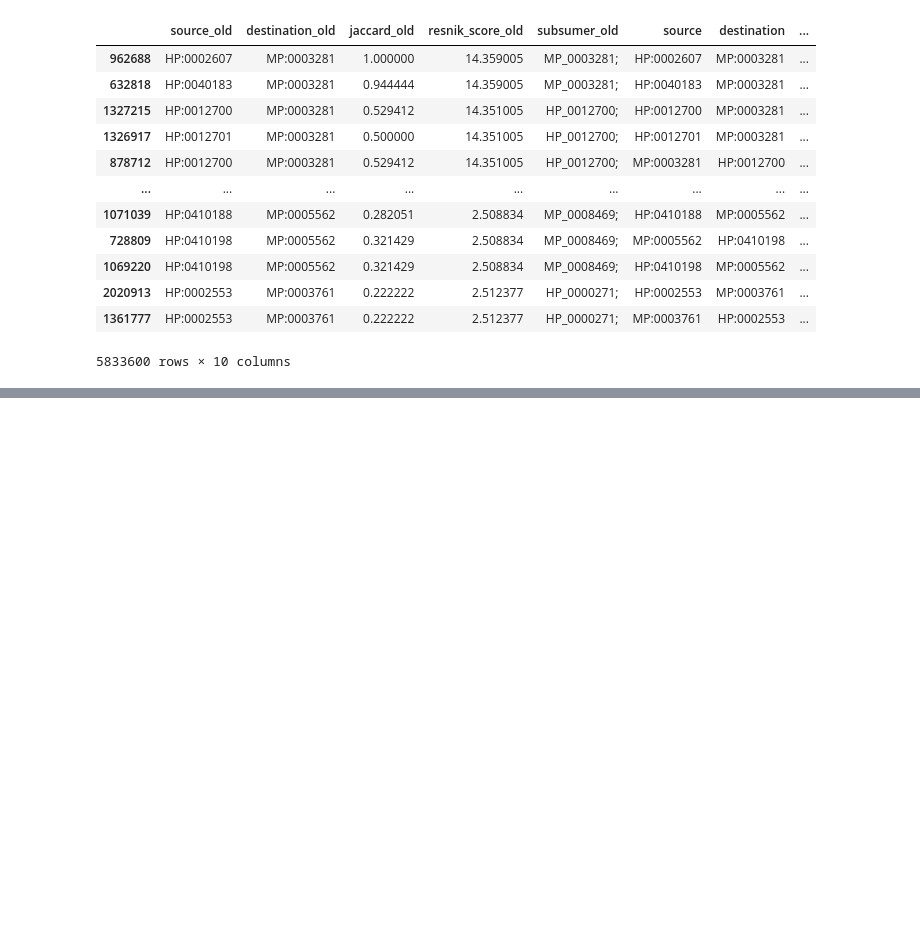
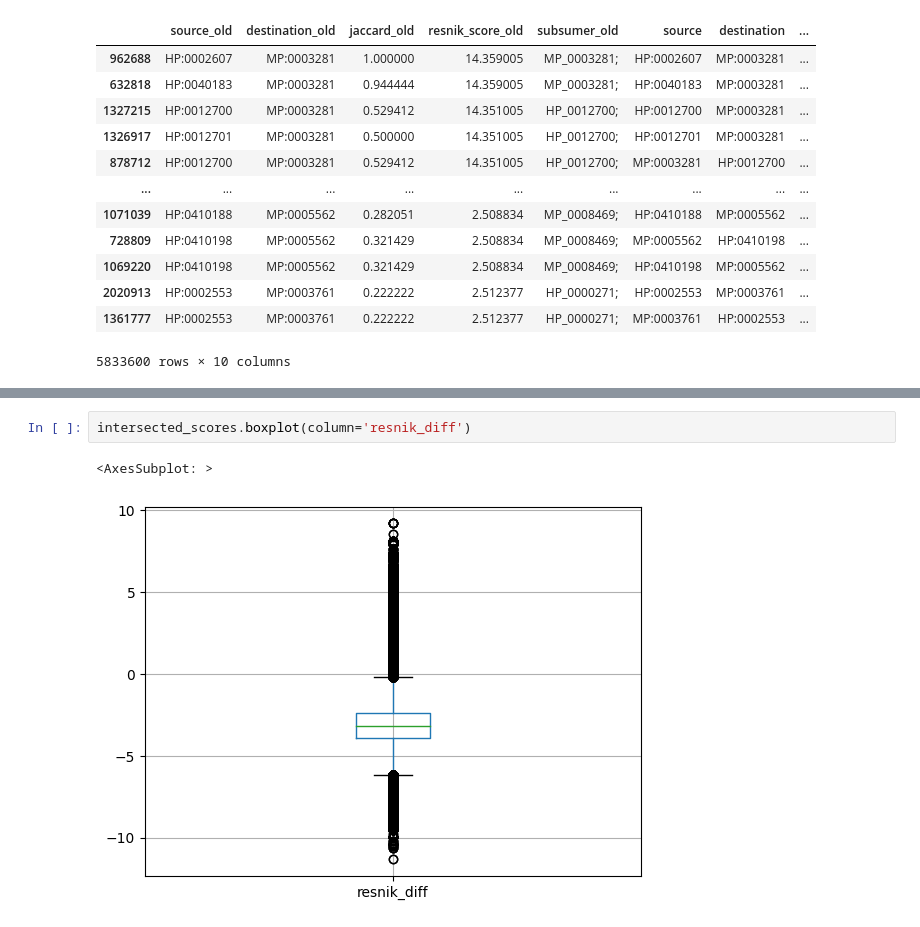
Before and after one commit to Knowledge-Graph-Hub/semsim, a Jupyter notebook: notebooks/plot_old_versus_new_phenodigm_resnik_and_jaccard.ipynb, the cells around one changed output, grey strips where cells are left out. Drawn from its saved outputs; the diff is of its cells as text; blank space fills up the shorter version.

```diff
--- a/notebooks/plot_old_versus_new_phenodigm_resnik_and_jaccard.ipynb
+++ b/notebooks/plot_old_versus_new_phenodigm_resnik_and_jaccard.ipynb
@@ -171,0 +168,5 @@ intersected_scores
+# %%
+intersected_scores.boxplot(column='resnik_diff')
+# %% [output]
+<AxesSubplot: >
+[figure, added]
```
Also changed, not shown: parts of 26 cells of this notebook.
